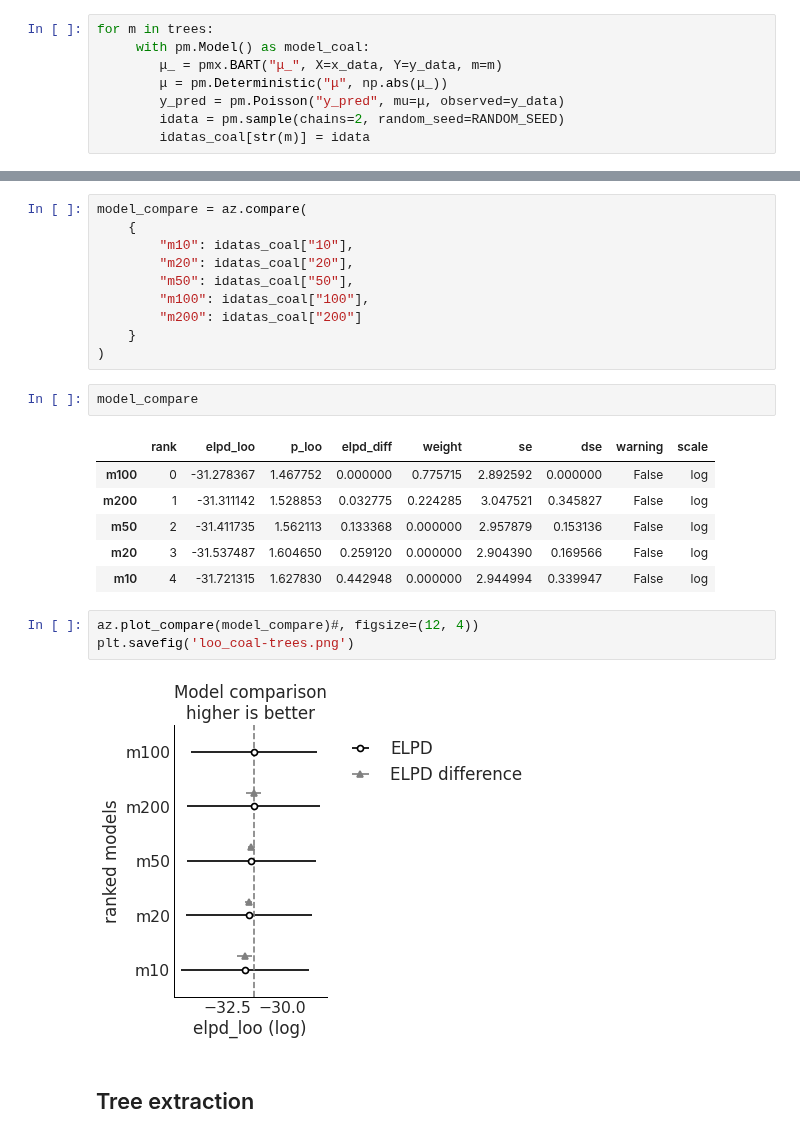
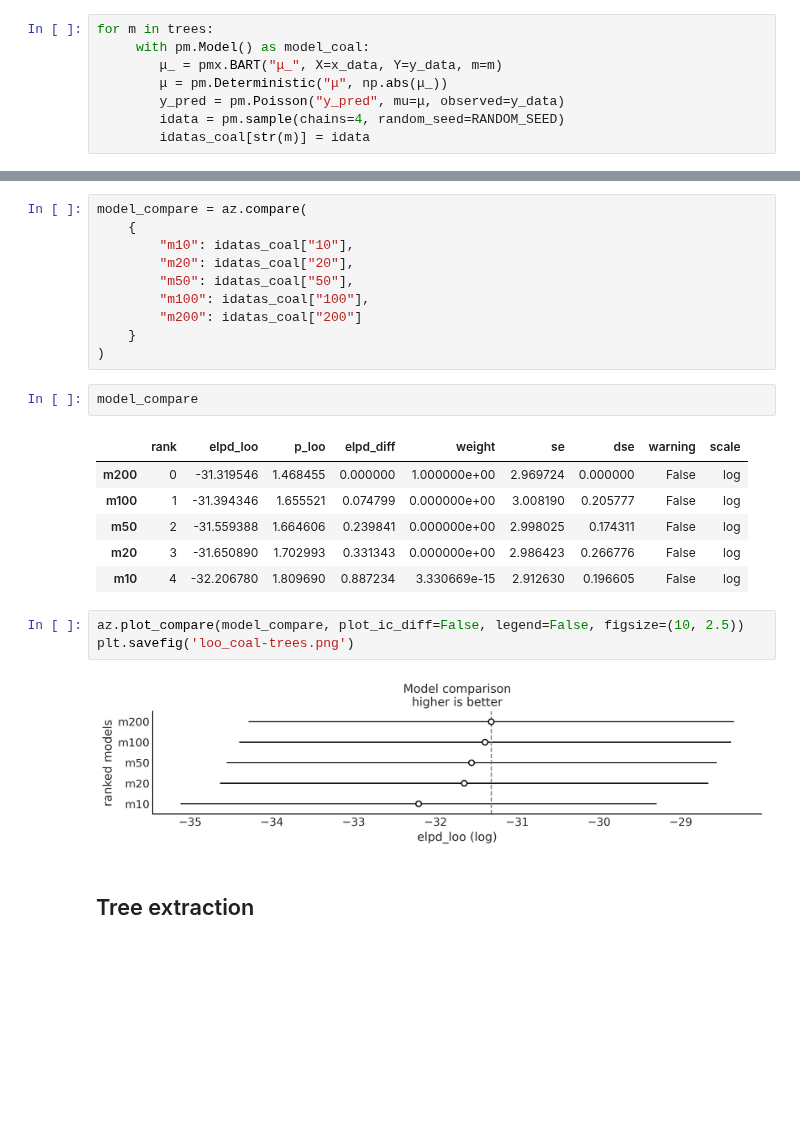
Before and after one commit to Grupo-de-modelado-probabilista/BART, a Jupyter notebook: experiments/coal-trees.ipynb, the cells around one changed output, grey strips where cells are left out. Saved outputs shown, nothing was run; the diff lists cells and outputs as text; blank space fills up the shorter version.

```diff
--- a/experiments/coal-trees.ipynb
+++ b/experiments/coal-trees.ipynb
@@ -33,6 +33,6 @@ for m in trees:
         μ_ = pmx.BART("μ_", X=x_data, Y=y_data, m=m)
         μ = pm.Deterministic("μ", np.abs(μ_))
         y_pred = pm.Poisson("y_pred", mu=μ, observed=y_data)
-        idata = pm.sample(chains=2, random_seed=RANDOM_SEED)
+        idata = pm.sample(chains=4, random_seed=RANDOM_SEED)
         idatas_coal[str(m)] = idata
 # %% [output]
@@ -79,16 +70,16 @@ model_compare = az.compare(
 model_compare
 # %% [output]
 |  | rank | elpd_loo | p_loo | elpd_diff | weight | se | dse | warning | scale |
-| m100 | 0 | -31.278367 | 1.467752 | 0.000000 | 0.775715 | 2.892592 | 0.000000 | False | log |
-| m200 | 1 | -31.311142 | 1.528853 | 0.032775 | 0.224285 | 3.047521 | 0.345827 | False | log |
-| m50 | 2 | -31.411735 | 1.562113 | 0.133368 | 0.000000 | 2.957879 | 0.153136 | False | log |
-| m20 | 3 | -31.537487 | 1.604650 | 0.259120 | 0.000000 | 2.904390 | 0.169566 | False | log |
-| m10 | 4 | -31.721315 | 1.627830 | 0.442948 | 0.000000 | 2.944994 | 0.339947 | False | log |
+| m200 | 0 | -31.319546 | 1.468455 | 0.000000 | 1.000000e+00 | 2.969724 | 0.000000 | False | log |
+| m100 | 1 | -31.394346 | 1.655521 | 0.074799 | 0.000000e+00 | 3.008190 | 0.205777 | False | log |
+| m50 | 2 | -31.559388 | 1.664606 | 0.239841 | 0.000000e+00 | 2.998025 | 0.174311 | False | log |
+| m20 | 3 | -31.650890 | 1.702993 | 0.331343 | 0.000000e+00 | 2.986423 | 0.266776 | False | log |
+| m10 | 4 | -32.206780 | 1.809690 | 0.887234 | 3.330669e-15 | 2.912630 | 0.196605 | False | log |
 # %%
-az.plot_compare(model_compare)#, figsize=(12, 4))
+az.plot_compare(model_compare, plot_ic_diff=False, legend=False, figsize=(10, 2.5))
 plt.savefig('loo_coal-trees.png')
 # %% [output]
-[figure, old version]
+[figure, new version]
 # %% [markdown]
 ## Tree extraction
 # %%
```
Also changed, not shown: parts of 4 cells of this notebook.
